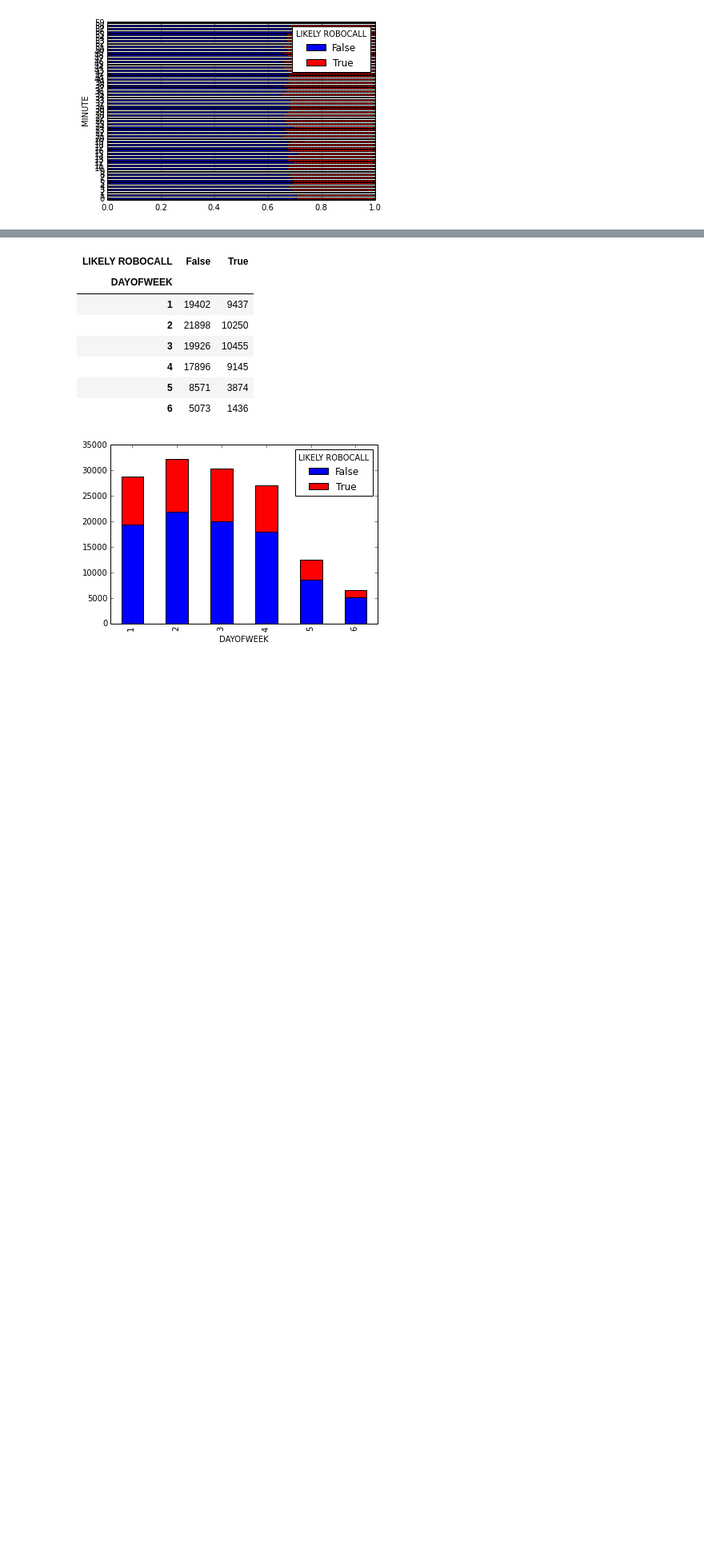
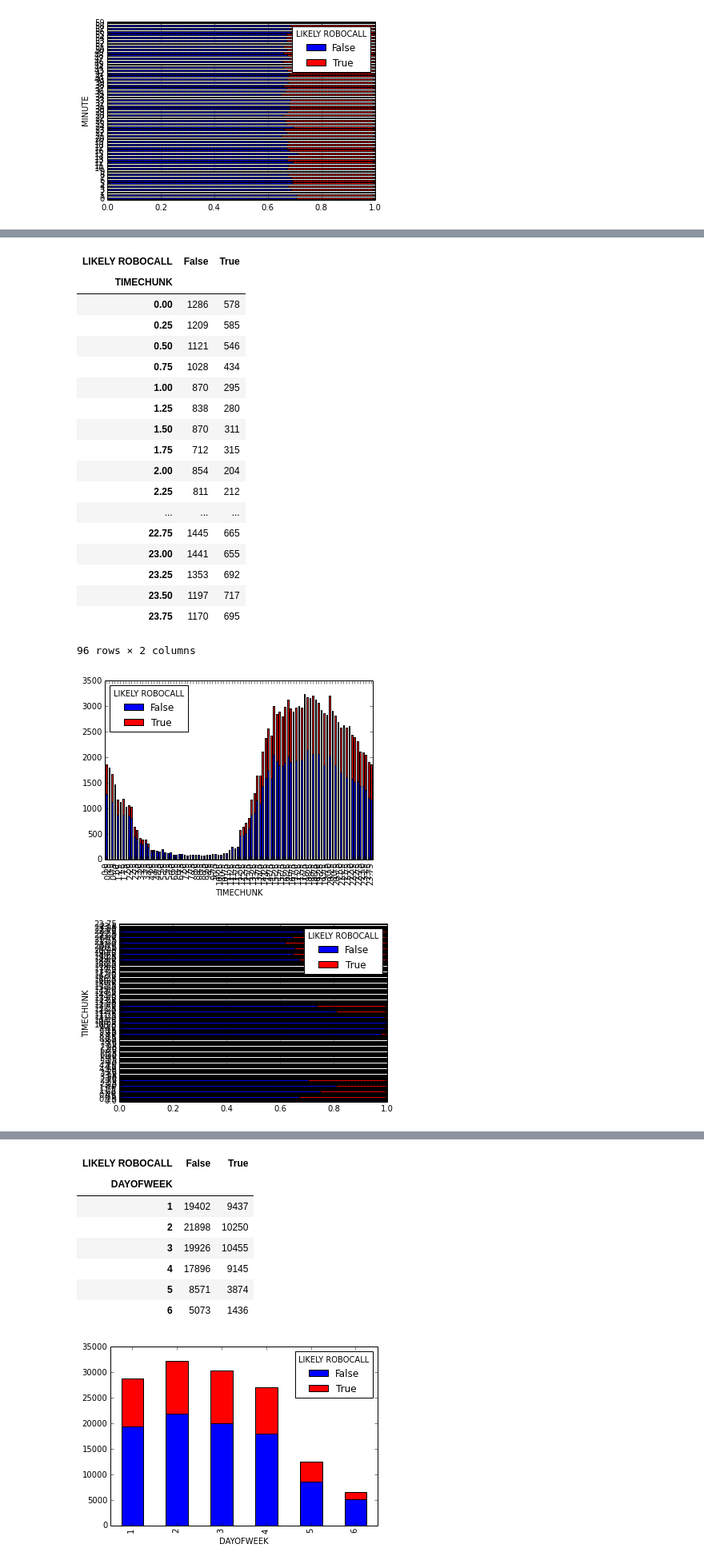
Before and after one commit to rgbkrk/rachel, a Jupyter notebook: Rachel the Robo Caller.ipynb, the cells around one changed output, grey strips where cells are left out. Shown at 80% size. Cells and saved outputs as stored; diff of their text form; code cells hidden in the pictures; blank space fills up the shorter version.

Commit message:
Finish up the time slicing

```diff
--- a/Rachel the Robo Caller.ipynb
+++ b/Rachel the Robo Caller.ipynb
@@ -484,0 +500,27 @@ explore_feature(labeled_data, "MINUTE")
+# %%
+import math
+labeled_data["TIMECHUNK"] = labeled_data["DATE/TIME"].apply(lambda x: x.hour + math.floor(4*(x.minute/60.0))/4)
+# %%
+explore_feature(labeled_data, "TIMECHUNK")
+# %% [output]
+| LIKELY ROBOCALL | False | True |
+| TIMECHUNK |  |  |
+| 0.00 | 1286 | 578 |
+| 0.25 | 1209 | 585 |
+| 0.50 | 1121 | 546 |
+| 0.75 | 1028 | 434 |
+| 1.00 | 870 | 295 |
+| 1.25 | 838 | 280 |
+| 1.50 | 870 | 311 |
+| 1.75 | 712 | 315 |
+| 2.00 | 854 | 204 |
+| 2.25 | 811 | 212 |
+| ... | ... | ... |
+| 22.75 | 1445 | 665 |
+| 23.00 | 1441 | 655 |
+| 23.25 | 1353 | 692 |
+| 23.50 | 1197 | 717 |
+| 23.75 | 1170 | 695 |
+96 rows × 2 columns
+[figure, added]
+[figure, added]
```
Also changed, not shown: parts of 5 cells of this notebook.
